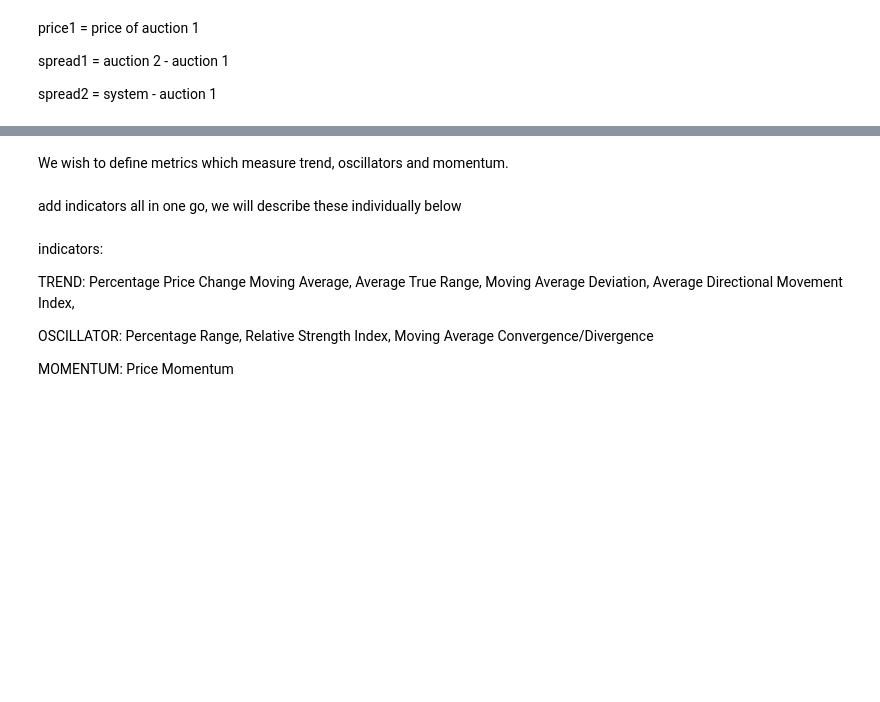
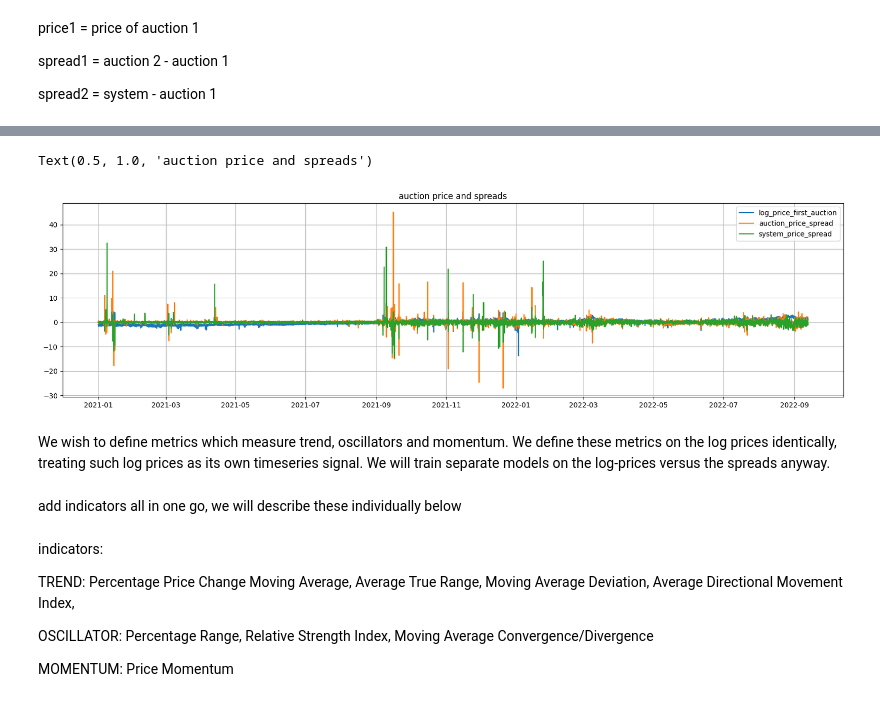
Before and after one commit to joshgowdyprog/GB-energy-trading, a Jupyter notebook: notebooks/exploratory-data-analysis.ipynb, the cells around one changed output, grey strips where cells are left out. Cells and saved outputs as stored; diff of their text form; code cells hidden in the pictures; blank space fills up the shorter version.

Commit message:
training models

```diff
--- a/notebooks/exploratory-data-analysis.ipynb
+++ b/notebooks/exploratory-data-analysis.ipynb
@@ -366,6 +373,17 @@ price_data
 14880 rows × 15 columns
+# %%
+plt.figure(figsize=(20,5))
+plt.grid()
+plt.plot(price_data['log_price1'], label='log_price_first_auction')
+plt.plot(price_data['spread1'], label='auction_price_spread')
+plt.plot(price_data['spread2'], label='system_price_spread')
+plt.legend(loc='best')
+plt.title(f'auction price and spreads')
+# %% [output]
+Text(0.5, 1.0, 'auction price and spreads')
+[figure, added]
 # %% [markdown]
-We wish to define metrics which measure trend, oscillators and momentum.
+We wish to define metrics which measure trend, oscillators and momentum. We define these metrics on the log prices identically, treating such log prices as its own timeseries signal. We will train separate models on the log-prices versus the spreads anyway.
 # %% [markdown]
 add indicators all in one go, we will describe these individually below
 # %% [markdown]
```
Also changed, not shown: parts of 25 cells of this notebook, 5 other files.
